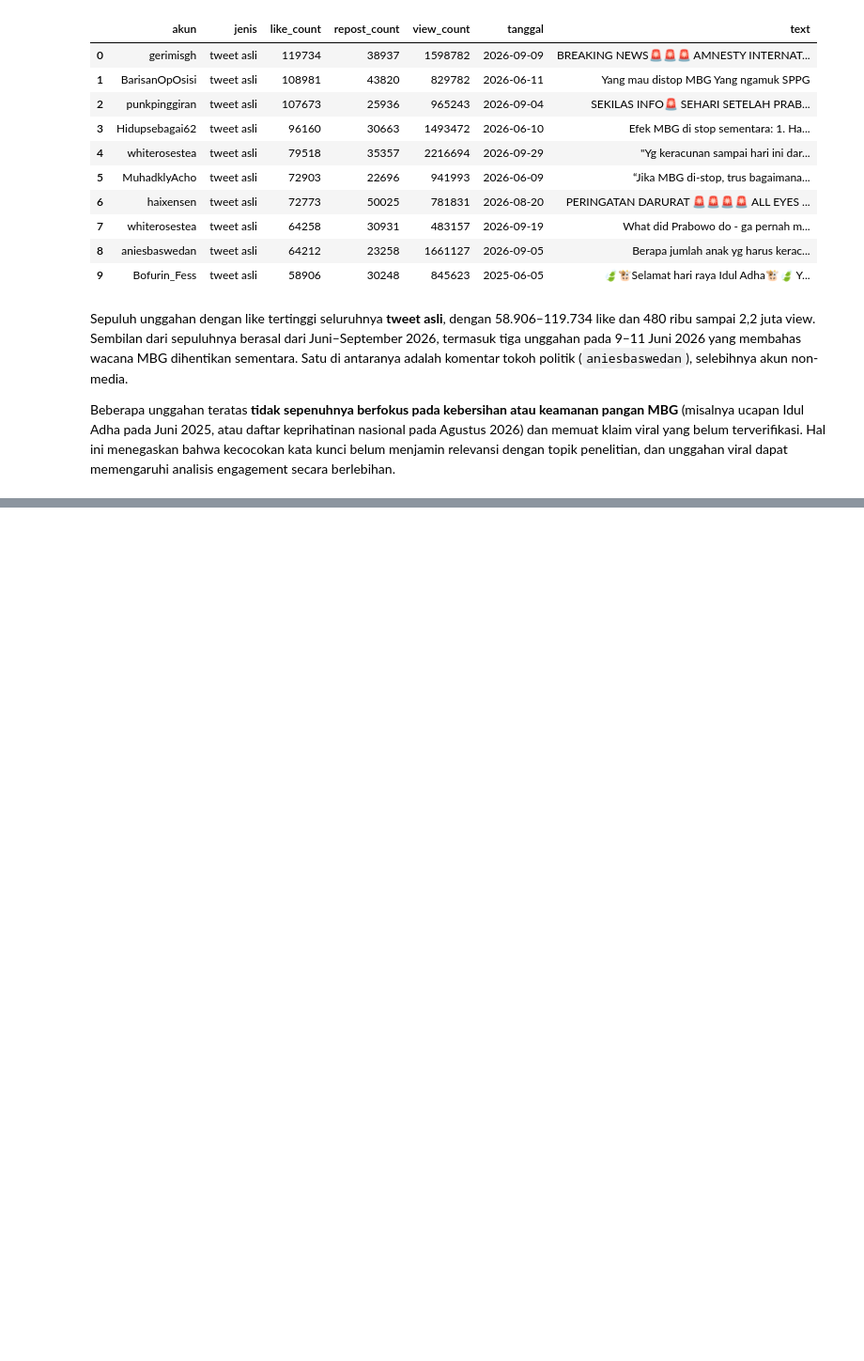
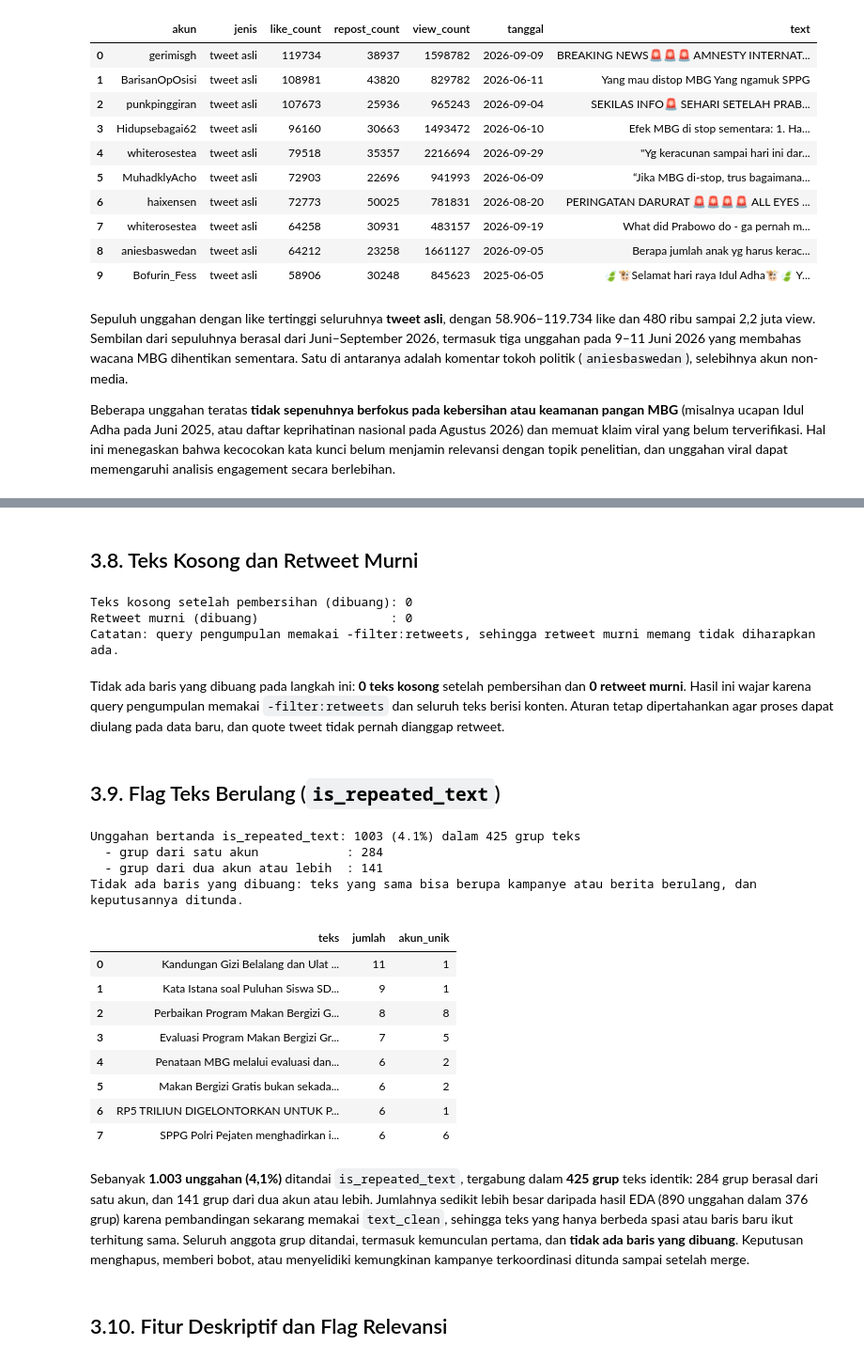
Before and after one commit to Anmedsay/mbg-social-analytics, a Jupyter notebook: x/TK2_X_Scraping_Pipeline.ipynb, the cells around one changed output, grey strips where cells are left out. Shown at 94% size. Saved outputs shown, nothing was run; the diff lists cells and outputs as text; code cells hidden in the pictures; blank space fills up the shorter version.

```diff
--- a/x/TK2_X_Scraping_Pipeline.ipynb
+++ b/x/TK2_X_Scraping_Pipeline.ipynb
@@ -1883,0 +2107,59 @@ Beberapa unggahan teratas **tidak sepenuhnya berfokus pada kebersihan atau keama
+# %% [markdown]
+## 3.8. Teks Kosong dan Retweet Murni
+# %%
+n_sebelum = len(df)
+kosong = df["text_clean"] == ""
+df = df[~kosong].copy()
+print("Teks kosong setelah pembersihan (dibuang):", int(kosong.sum()))
+catat("3.8a Teks kosong", "buang baris dengan text_clean kosong", n_sebelum, len(df))
+
+# Retweet murni = teks diawali "RT @akun" tanpa tambahan komentar; quote tweet (is_quote) bukan retweet
+n_sebelum = len(df)
+retweet_murni = df["text_clean"].str.match(r"RT @\w{1,15}:?\s") & ~df["is_quote"]
+df = df[~retweet_murni].copy()
+print("Retweet murni (dibuang)                  :", int(retweet_murni.sum()))
+print("Catatan: query pengumpulan memakai -filter:retweets, sehingga retweet murni memang tidak diharapkan ada.")
+catat("3.8b Retweet murni", "buang teks berawalan 'RT @akun' tanpa komentar (bukan quote)", n_sebelum, len(df))
+# %% [output]
+Teks kosong setelah pembersihan (dibuang): 0
+Retweet murni (dibuang)                  : 0
+Catatan: query pengumpulan memakai -filter:retweets, sehingga retweet murni memang tidak diharapkan ada.
+# %% [markdown]
+Tidak ada baris yang dibuang pada langkah ini: **0 teks kosong** setelah pembersihan dan **0 retweet murni**. Hasil ini wajar karena query pengumpulan memakai `-filter:retweets` dan seluruh teks berisi konten. Aturan tetap dipertahankan agar proses dapat diulang pada data baru, dan quote tweet tidak pernah dianggap retweet.
+# %% [markdown]
+## 3.9. Flag Teks Berulang (`is_repeated_text`)
+# %%
+# Kunci: text_clean persis sama (huruf besar/kecil dibedakan). Seluruh anggota grup ditandai, termasuk kemunculan pertama.
+df["is_repeated_text"] = df["text_clean"].duplicated(keep=False)
+grup = (
+    df[df["is_repeated_text"]]
+    .groupby("text_clean")
+    .agg(jumlah=("post_id", "size"), akun_unik=("author_handle", "nunique"))
+    .sort_values("jumlah", ascending=False)
+)
+print(f"Unggahan bertanda is_repeated_text: {int(df['is_repeated_text'].sum())} ({df['is_repeated_text'].mean():.1%}) dalam {len(grup)} grup teks")
+print(f"  - grup dari satu akun            : {int((grup['akun_unik'] == 1).sum())}")
+print(f"  - grup dari dua akun atau lebih  : {int((grup['akun_unik'] > 1).sum())}")
+print("Tidak ada baris yang dibuang: teks yang sama bisa berupa kampanye atau berita berulang, dan keputusannya ditunda.")
+tampil = grup.head(8).copy()
+tampil.insert(0, "teks", tampil.index.to_series().str.slice(0, 90))
+catat("3.9 Teks berulang", "flag is_repeated_text (teks identik, akun sama maupun beda); tidak ada yang dibuang", len(df), len(df), df["is_repeated_text"].sum())
+tampil.reset_index(drop=True)
+# %% [output]
+Unggahan bertanda is_repeated_text: 1003 (4.1%) dalam 425 grup teks
+  - grup dari satu akun            : 284
+  - grup dari dua akun atau lebih  : 141
+Tidak ada baris yang dibuang: teks yang sama bisa berupa kampanye atau berita berulang, dan keputusannya ditunda.
+|  | teks | jumlah | akun_unik |
+| 0 | Kandungan Gizi Belalang dan Ulat ... | 11 | 1 |
+| 1 | Kata Istana soal Puluhan Siswa SD... | 9 | 1 |
+| 2 | Perbaikan Program Makan Bergizi G... | 8 | 8 |
+| 3 | Evaluasi Program Makan Bergizi Gr... | 7 | 5 |
+| 4 | Penataan MBG melalui evaluasi dan... | 6 | 2 |
+| 5 | Makan Bergizi Gratis bukan sekada... | 6 | 2 |
+| 6 | RP5 TRILIUN DIGELONTORKAN UNTUK P... | 6 | 1 |
+| 7 | SPPG Polri Pejaten menghadirkan i... | 6 | 6 |
+# %% [markdown]
+Sebanyak **1.003 unggahan (4,1%)** ditandai `is_repeated_text`, tergabung dalam **425 grup** teks identik: 284 grup berasal dari satu akun, dan 141 grup dari dua akun atau lebih. Jumlahnya sedikit lebih besar daripada hasil EDA (890 unggahan dalam 376 grup) karena pembandingan sekarang memakai `text_clean`, sehingga teks yang hanya berbeda spasi atau baris baru ikut terhitung sama. Seluruh anggota grup ditandai, termasuk kemunculan pertama, dan **tidak ada baris yang dibuang**. Keputusan menghapus, memberi bobot, atau menyelidiki kemungkinan kampanye terkoordinasi ditunda sampai setelah merge.
+# %% [markdown]
+## 3.10. Fitur Deskriptif dan Flag Relevansi
```
Also changed, not shown: parts of 40 cells of this notebook, 2 other files.
